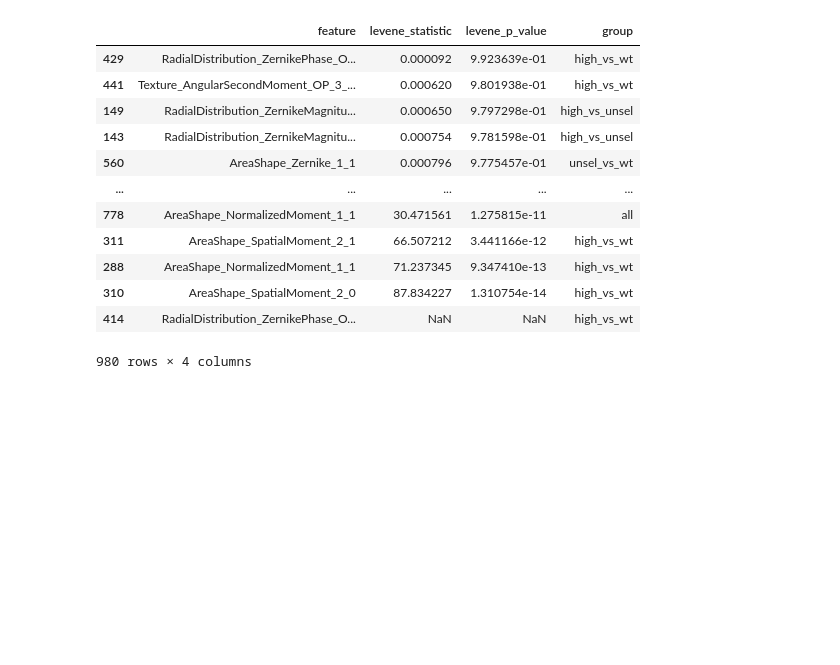
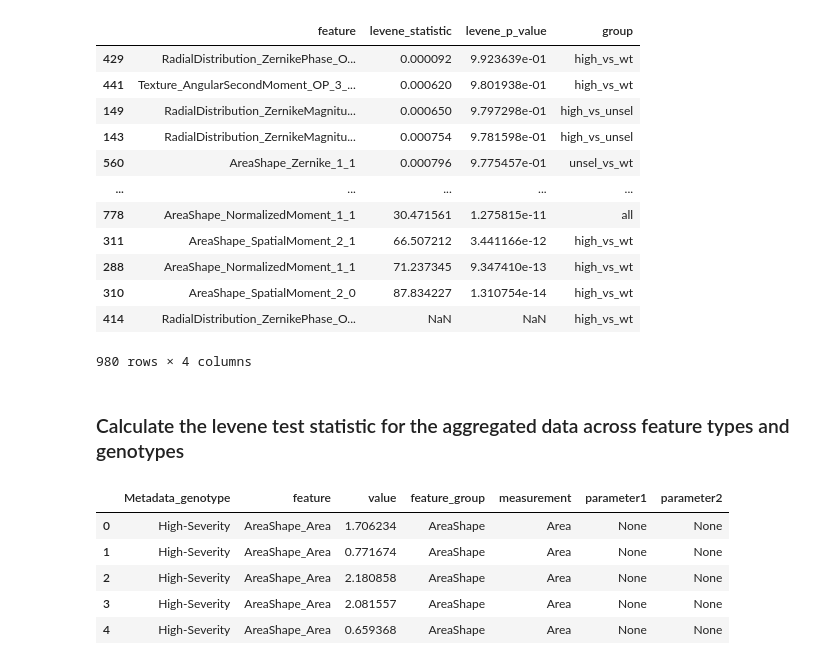
Before and after one commit to MikeLippincott/Nichols_Lab_Collaboration, a Jupyter notebook: 6.analyze_features/notebooks/1.anova.ipynb, the cells around one changed output. Cells and saved outputs as stored; diff of their text form; code cells hidden in the pictures; blank space fills up the shorter version.

```diff
--- a/6.analyze_features/notebooks/1.anova.ipynb
+++ b/6.analyze_features/notebooks/1.anova.ipynb
@@ -189,3 +189,39 @@ out_dir = pathlib.Path("../../data/6.analysis_results/")
 out_dir.mkdir(parents=True, exist_ok=True)
 levene_test_results_path = pathlib.Path(out_dir / "levene_test_results.csv")
 levene_test_results_df.to_csv(levene_test_results_path)
+# %% [markdown]
+### Calculate the levene test statistic for the aggregated data across feature types and genotypes
+# %%
+data_path = pathlib.Path(
+    "../../data/5.converted_data/normalized_manual_feature_selected_output.parquet"
+).resolve(strict=True)
+# Read the data
+data = pd.read_parquet(data_path)
+
+# Drop all metadata except for the genotype data
+features_df = data.drop(columns=data.filter(like="Metadata").columns)
+features_df["Metadata_genotype"] = data["Metadata_genotype"]
+
+
+# turn the features into a long format
+features_long_df = features_df.melt(
+    id_vars="Metadata_genotype", var_name="feature", value_name="value"
+)
+features_long_df.head()
+# Separate the feature into different parts
+features_long_df[
+    ["feature_group", "measurement", "parameter1", "parameter2"]
+] = features_long_df["feature"].str.split("_", expand=True)
+
+# Replace the Metadata_genotype with the actual genotype name
+features_long_df["Metadata_genotype"] = features_long_df["Metadata_genotype"].replace(
+    {"high": "High-Severity", "unsel": "Mid-Severity", "wt": "Wild Type"}
+)
+features_long_df.head()
+# %% [output]
+|  | Metadata_genotype | feature | value | feature_group | measurement | parameter1 | parameter2 |
+| 0 | High-Severity | AreaShape_Area | 1.706234 | AreaShape | Area | None | None |
+| 1 | High-Severity | AreaShape_Area | 0.771674 | AreaShape | Area | None | None |
+| 2 | High-Severity | AreaShape_Area | 2.180858 | AreaShape | Area | None | None |
+| 3 | High-Severity | AreaShape_Area | 2.081557 | AreaShape | Area | None | None |
+| 4 | High-Severity | AreaShape_Area | 0.659368 | AreaShape | Area | None | None |
```
Also changed, not shown: parts of 7 cells of this notebook, 8 other files.
